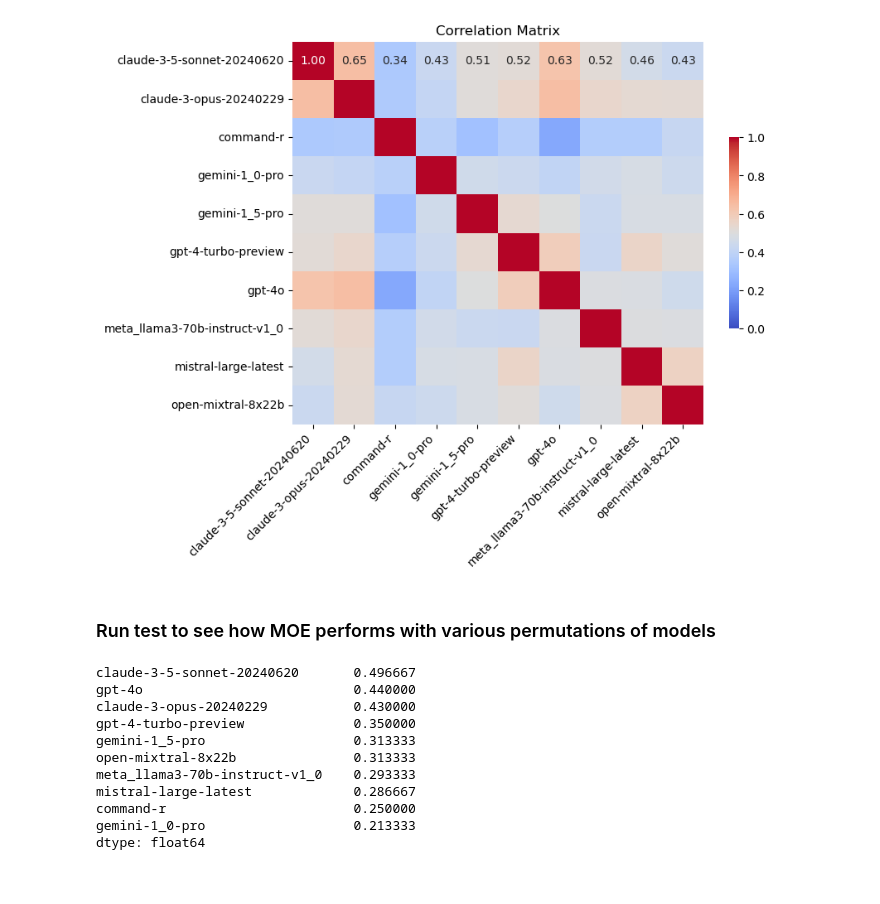
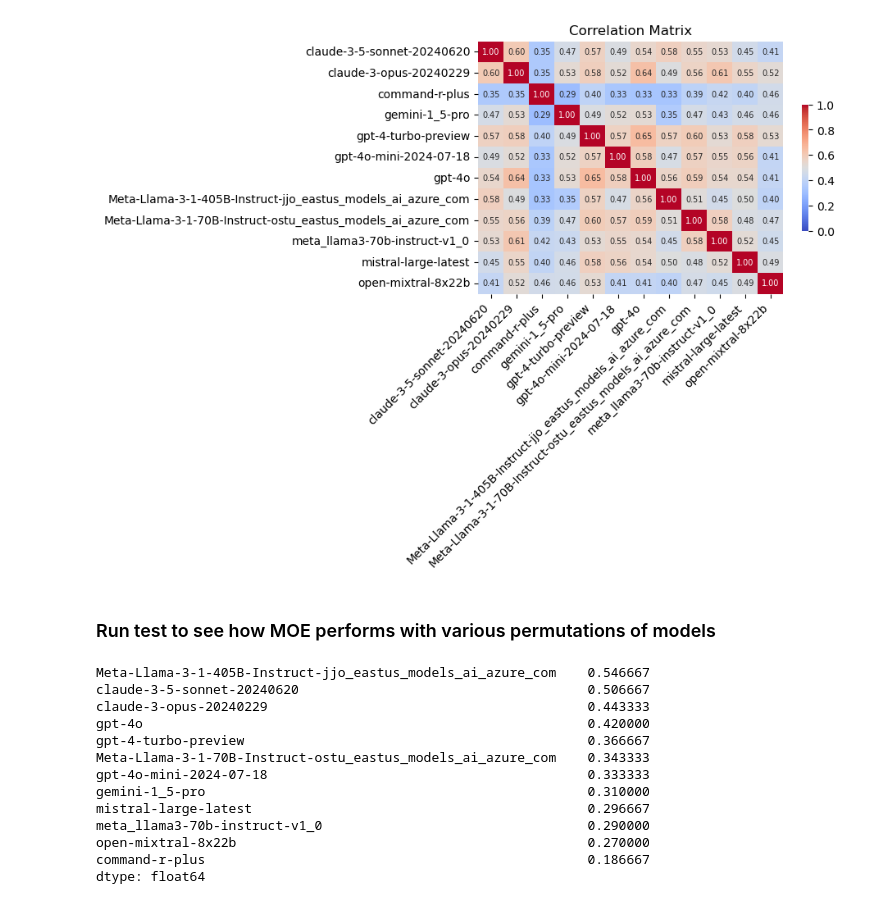
Before and after one commit to autogenai/easy-problems-that-llms-get-wrong, a Jupyter notebook: mixture-of-experts.ipynb, the cells around one changed output. Drawn from its saved outputs; the diff is of its cells as text; code cells hidden in the pictures.

Commit message:
add heatmap

```diff
--- a/mixture-of-experts.ipynb
+++ b/mixture-of-experts.ipynb
@@ -6,5 +11,5 @@ import pandas as pd
 # %%
-answers_save_path = './2024-06-21-Multi-Benchmark (temp=0)/auto_eval_outputs'
+answers_save_path = './2024-07-20-Multi-Benchmark/auto_eval_outputs'
 
 all_llm_answers = load_all_llm_answers_from_json(answers_save_path, prefix_replace='auto_eval-')
 
@@ -63,6 +68,7 @@ for llm_model in list(all_llm_answers.keys()):
         normalized_choices_dict_inv = dict(zip(sorted(row['multiple_choice']), ['A', 'B', 'C', 'D']))
         presented_choices_dict = dict(zip(['A', 'B', 'C', 'D'], row['multiple_choice']))
         correct_answer = presented_choices_dict[row['correct_letter']]
+        row['correct'] = row['correct_letter'] == row['json_answer_letter']
         assert(row['correct_answer'] == correct_answer)
         normalized_correct_letter = normalized_choices_dict_inv[correct_answer]
         if row['json_answer_letter'] not in presented_choices_dict:
@@ -74,6 +80,7 @@ for llm_model in list(all_llm_answers.keys()):
             'question': row['question'],
             # 'selected_answer': selected_answer,
             # 'correct_answer': correct_answer,
+            'correct': row['correct'],
             'normalized_correct_letter': normalized_correct_letter,
             'normalized_choice_letter': normalized_choice_letter,
         })
@@ -87,7 +94,8 @@ for llm_model in list(all_llm_answers.keys()):
         'index': ('bench', 'index'),
         'question': ('bench', 'question'),
         'normalized_correct_letter': ('bench', 'normalized_correct_letter'),
-        'normalized_choice_letter': (llm_model, 'normalized_choice_letter')
+        'normalized_choice_letter': (llm_model, 'normalized_choice_letter'),
+        'correct': (llm_model, 'correct'),
     }
     grouped_columns_map = [columns_mapping[col] for col in data.columns if col in columns_mapping]
     grouped_columns = pd.MultiIndex.from_tuples(grouped_columns_map)
@@ -136,27 +163,24 @@ norm_choice_cols
 # %%
-import seaborn as sns
-import matplotlib.pyplot as plt
-
 answer_correlations = {}
 for (model_base, col) in norm_choice_cols:
     model_correlations = {}
     for (model_test, col) in norm_choice_cols:
-        same_answer_percentage = ((moe_llm_answers_comb_df[model_base].fillna(0)
-                                   == moe_llm_answers_comb_df[model_test].fillna(0))
+        same_answer_percentage = ((moe_llm_answers_comb_df[model_base][col].fillna(0)
+                                   == moe_llm_answers_comb_df[model_test][col].fillna(0))
                                   .value_counts(normalize=True)[True])
         model_correlations[model_test] = same_answer_percentage
     answer_correlations[model_base] = model_correlations
 
 correlation_matrix = pd.DataFrame(answer_correlations)
 
-plt.figure(figsize=(8, 6))
+plt.figure(figsize=(6, 4))
 ax = sns.heatmap(correlation_matrix, annot=True, cmap='coolwarm', vmin=0, vmax=1,
-                 cbar_kws={"shrink": 0.5}, fmt='.2f')
+                 cbar_kws={"shrink": 0.5}, fmt='.2f', annot_kws={'size': 7})
 plt.xticks(rotation=45, ha='right')
 plt.title('Correlation Matrix')
 plt.show()
 # %% [output]
-[figure, old version]
+[figure, new version]
 # %% [markdown]
 ### Run test to see how MOE performs with various permutations of models
 # %%
@@ -167,16 +191,18 @@ result_series = pd.Series({col[0]: (moe_llm_answers_comb_df[col] == moe_llm_answ
 
 result_series.sort_values(ascending=False)
 # %% [output]
-claude-3-5-sonnet-20240620       0.496667
-gpt-4o                           0.440000
-claude-3-opus-20240229           0.430000
-gpt-4-turbo-preview              0.350000
-gemini-1_5-pro                   0.313333
-open-mixtral-8x22b               0.313333
-meta_llama3-70b-instruct-v1_0    0.293333
-mistral-large-latest             0.286667
-command-r                        0.250000
-gemini-1_0-pro                   0.213333
+Meta-Llama-3-1-405B-Instruct-jjo_eastus_models_ai_azure_com    0.546667
+claude-3-5-sonnet-20240620                                     0.506667
+claude-3-opus-20240229                                         0.443333
+gpt-4o                                                         0.420000
+gpt-4-turbo-preview                                            0.366667
+Meta-Llama-3-1-70B-Instruct-ostu_eastus_models_ai_azure_com    0.343333
+gpt-4o-mini-2024-07-18                                         0.333333
+gemini-1_5-pro                                                 0.310000
+mistral-large-latest                                           0.296667
+meta_llama3-70b-instruct-v1_0                                  0.290000
+open-mixtral-8x22b                                             0.270000
+command-r-plus                                                 0.186667
 dtype: float64
 # %%
 import numpy as np
```
Also changed, not shown: parts of 16 cells of this notebook.
